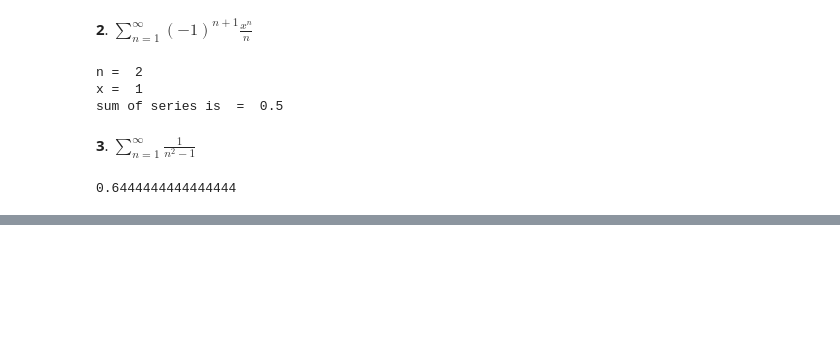
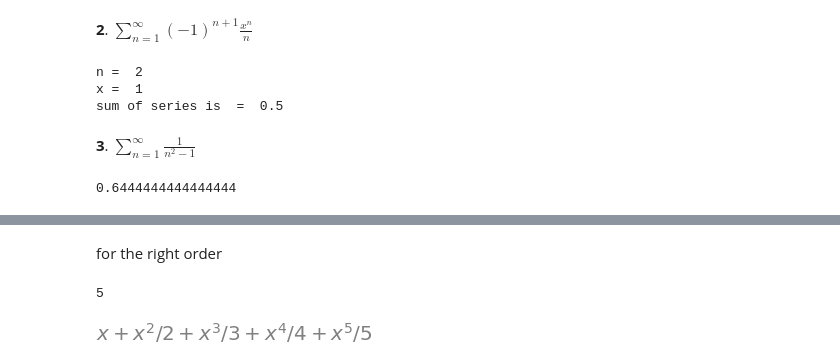
Before and after one commit to joeltheai/PROJECTS-2, a Jupyter notebook: math/8-06-22(math final).ipynb, the cells around one changed output, grey strips where cells are left out. Cells and saved outputs as stored; diff of their text form; code cells hidden in the pictures; blank space fills up the shorter version.

```diff
--- a/math/8-06-22(math final).ipynb
+++ b/math/8-06-22(math final).ipynb
@@ -1326,0 +1329,13 @@ sum([1/(i**2 -  1) for i in range(2,10)])
+# %%
+import sympy as sp
+from sympy import pprint
+x = sp.Symbol('x')
+series = x
+
+n = int(input("Enter the number of terms you want in the series: "))
+print(n)
+for i in range(2,n+1):
+    series = series + (x**i)/i
+
+pprint(series)
+series
@@ -1326,0 +1349,20 @@ sum([1/(i**2 -  1) for i in range(2,10)])
+# %% [markdown]
+for the right order
+# %%
+from sympy import Symbol, pprint, init_printing
+
+def print_series(n):
+    # initializing reverse order
+    init_printing(order = 'rev-lex')
+    x = Symbol('x')
+    series = x
+    for i in range(2,n+1):
+        series = series + (x**i)/i
+    return series
+
+n = int(input('Enter the number of terms : '))
+print(n)
+print_series(n)
+# %% [output]
+5
+[figure, added]
```
Also changed, not shown: parts of 19 cells of this notebook, 17 other files.
